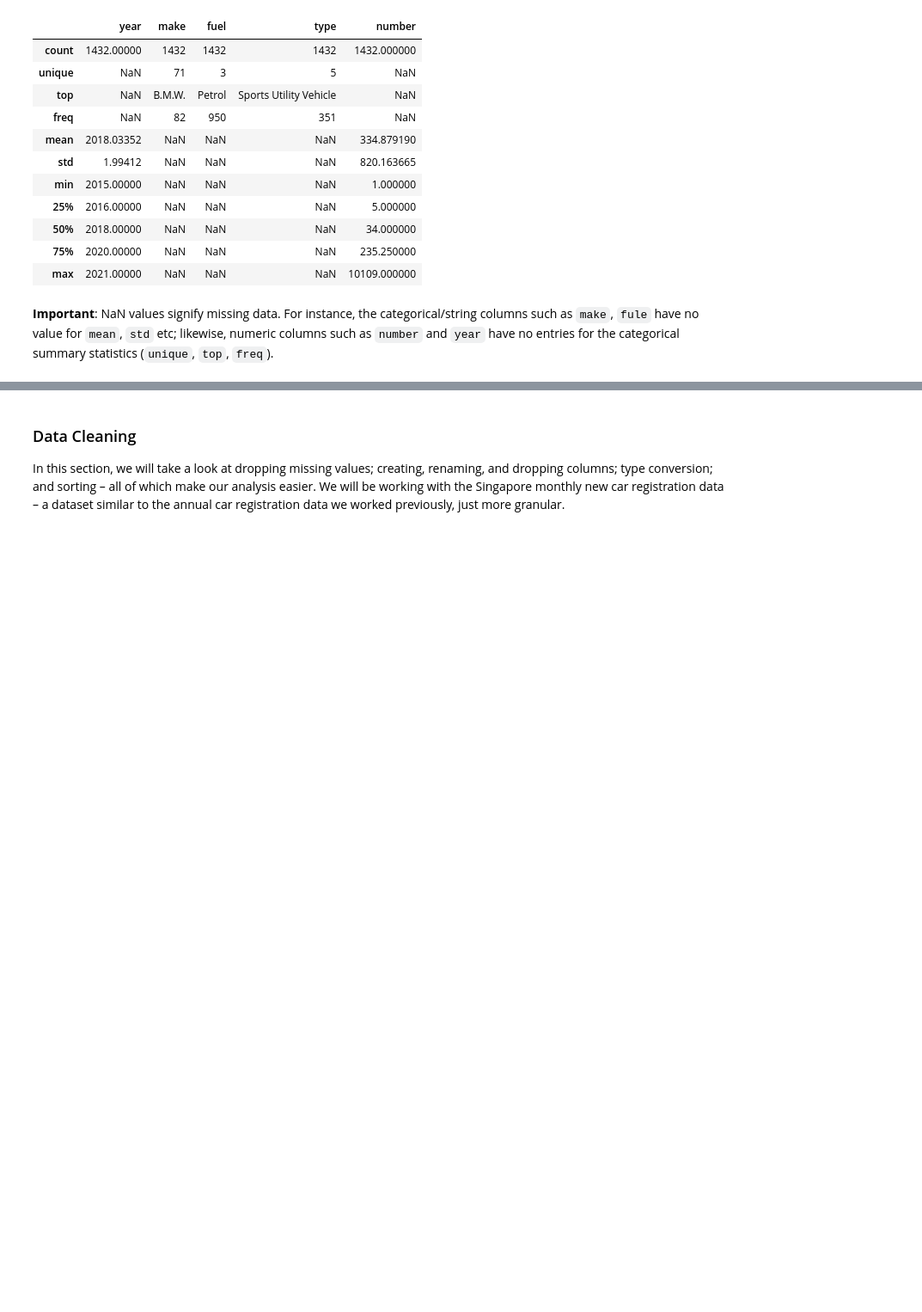
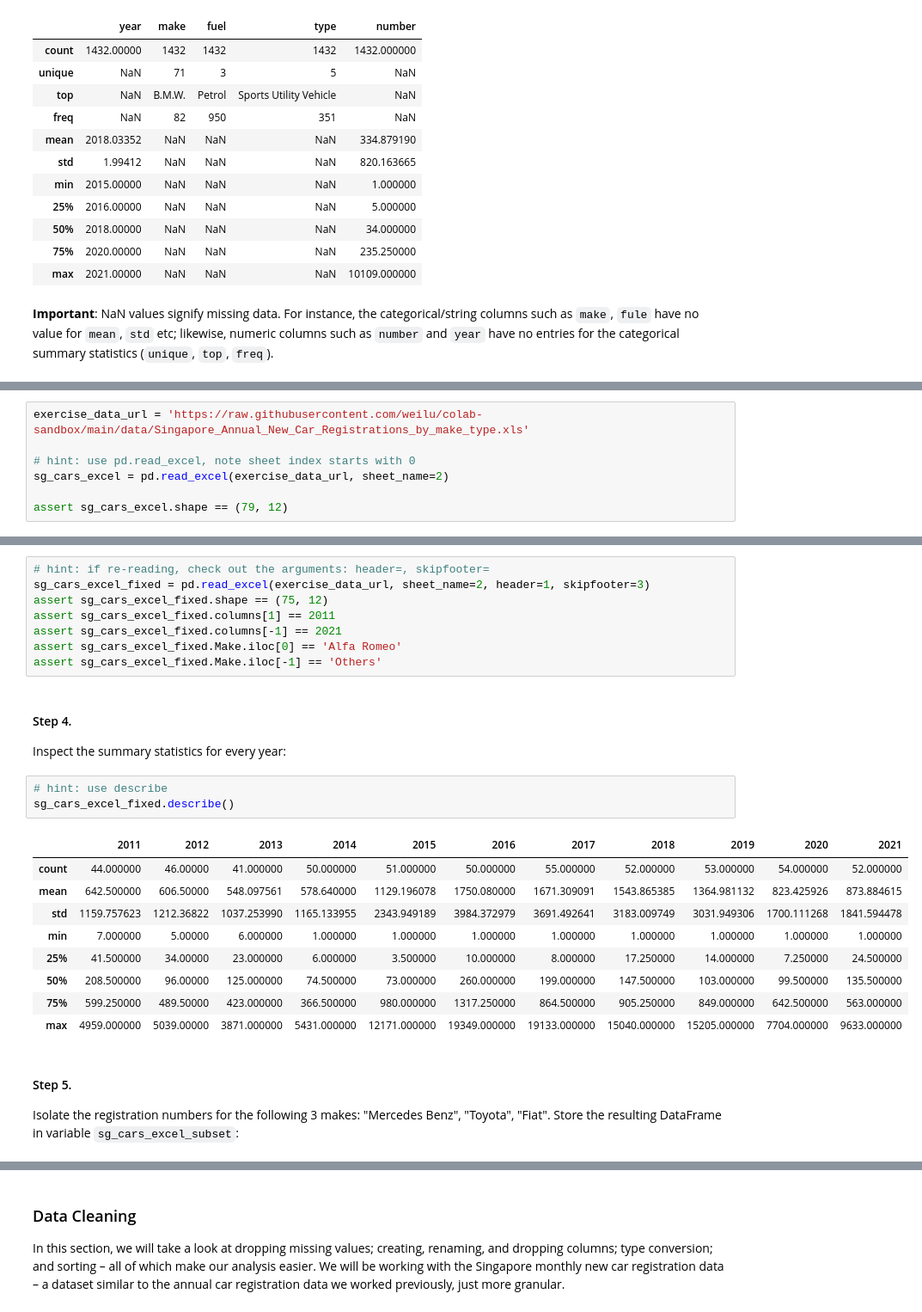
Before and after one commit to worldbank/dec-python-course, a Jupyter notebook: 1-foundations/3-numpy-and-pandas/foundations-s3.ipynb, the cells around one changed output, grey strips where cells are left out. Shown at 86% size. Saved outputs shown, nothing was run; the diff lists cells and outputs as text; blank space fills up the shorter version.

Commit message:
Restructure existing exercises and add basic pandas exercises

```diff
--- a/1-foundations/3-numpy-and-pandas/foundations-s3.ipynb
+++ b/1-foundations/3-numpy-and-pandas/foundations-s3.ipynb
@@ -990,0 +1028,7 @@ singapore_cars_cleaned.describe(include='all')
+# %%
+exercise_data_url = 'https://raw.githubusercontent.com/weilu/colab-sandbox/main/data/Singapore_Annual_New_Car_Registrations_by_make_type.xls'
+
+# hint: use pd.read_excel, note sheet index starts with 0
+sg_cars_excel = pd.read_excel(exercise_data_url, sheet_name=2)
+
+assert sg_cars_excel.shape == (79, 12)
@@ -990,0 +1062,29 @@ singapore_cars_cleaned.describe(include='all')
+# %%
+# hint: if re-reading, check out the arguments: header=, skipfooter=
+sg_cars_excel_fixed = pd.read_excel(exercise_data_url, sheet_name=2, header=1, skipfooter=3)
+assert sg_cars_excel_fixed.shape == (75, 12)
+assert sg_cars_excel_fixed.columns[1] == 2011
+assert sg_cars_excel_fixed.columns[-1] == 2021
+assert sg_cars_excel_fixed.Make.iloc[0] == 'Alfa Romeo'
+assert sg_cars_excel_fixed.Make.iloc[-1] == 'Others'
+# %% [markdown]
+#### Step 4.
+
+Inspect the summary statistics for every year:
+# %%
+# hint: use describe
+sg_cars_excel_fixed.describe()
+# %% [output]
+|  | 2011 | 2012 | 2013 | 2014 | 2015 | 2016 | 2017 | 2018 | 2019 | 2020 | 2021 |
+| count | 44.000000 | 46.00000 | 41.000000 | 50.000000 | 51.000000 | 50.000000 | 55.000000 | 52.000000 | 53.000000 | 54.000000 | 52.000000 |
+| mean | 642.500000 | 606.50000 | 548.097561 | 578.640000 | 1129.196078 | 1750.080000 | 1671.309091 | 1543.865385 | 1364.981132 | 823.425926 | 873.884615 |
+| std | 1159.757623 | 1212.36822 | 1037.253990 | 1165.133955 | 2343.949189 | 3984.372979 | 3691.492641 | 3183.009749 | 3031.949306 | 1700.111268 | 1841.594478 |
+| min | 7.000000 | 5.00000 | 6.000000 | 1.000000 | 1.000000 | 1.000000 | 1.000000 | 1.000000 | 1.000000 | 1.000000 | 1.000000 |
+| 25% | 41.500000 | 34.00000 | 23.000000 | 6.000000 | 3.500000 | 10.000000 | 8.000000 | 17.250000 | 14.000000 | 7.250000 | 24.500000 |
+| 50% | 208.500000 | 96.00000 | 125.000000 | 74.500000 | 73.000000 | 260.000000 | 199.000000 | 147.500000 | 103.000000 | 99.500000 | 135.500000 |
+| 75% | 599.250000 | 489.50000 | 423.000000 | 366.500000 | 980.000000 | 1317.250000 | 864.500000 | 905.250000 | 849.000000 | 642.500000 | 563.000000 |
+| max | 4959.000000 | 5039.00000 | 3871.000000 | 5431.000000 | 12171.000000 | 19349.000000 | 19133.000000 | 15040.000000 | 15205.000000 | 7704.000000 | 9633.000000 |
+# %% [markdown]
+#### Step 5.
+
+Isolate the registration numbers for the following 3 makes: "Mercedes Benz", "Toyota", "Fiat". Store the resulting DataFrame in variable `sg_cars_excel_subset`:
```
Also changed, not shown: parts of 35 cells of this notebook.
